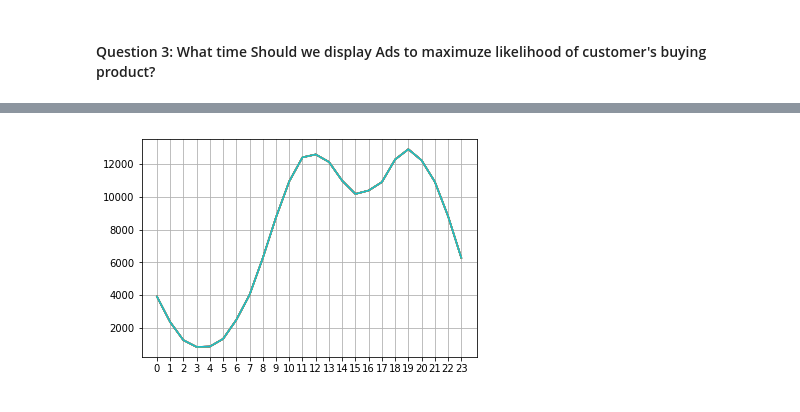
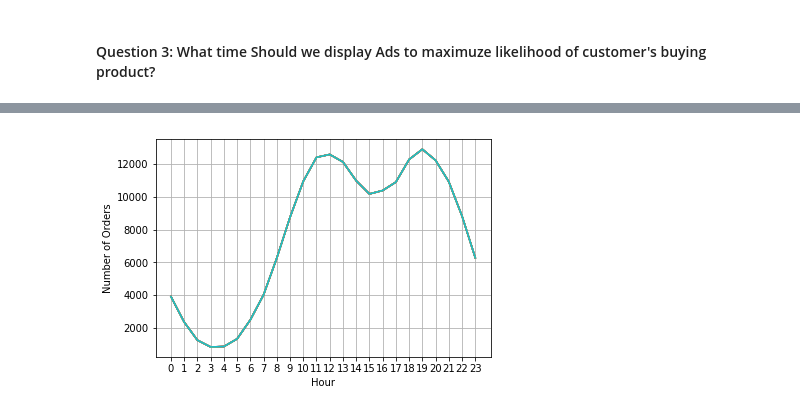
Before and after one commit to KKaranja/Solving-real-world-data-science-task-with-python-pandas, a Jupyter notebook: analysis.ipynb, the cells around one changed output, grey strips where cells are left out. Cells and saved outputs as stored; diff of their text form; code cells hidden in the pictures.

```diff
--- a/analysis.ipynb
+++ b/analysis.ipynb
@@ -195,9 +195,11 @@ all_data.head()
 # %%
 hours = [hour for hour, df in all_data.groupby('Hour')]
 
 plt.plot(hours, all_data.groupby(['Hour']).count())
 plt.xticks(hours)
+plt.xlabel('Hour')
+plt.ylabel('Number of Orders')
 plt.grid()
 plt.show()
 # %% [output]
-[figure, old version]
+[figure, new version]
```
Also changed, not shown: parts of 7 cells of this notebook.
